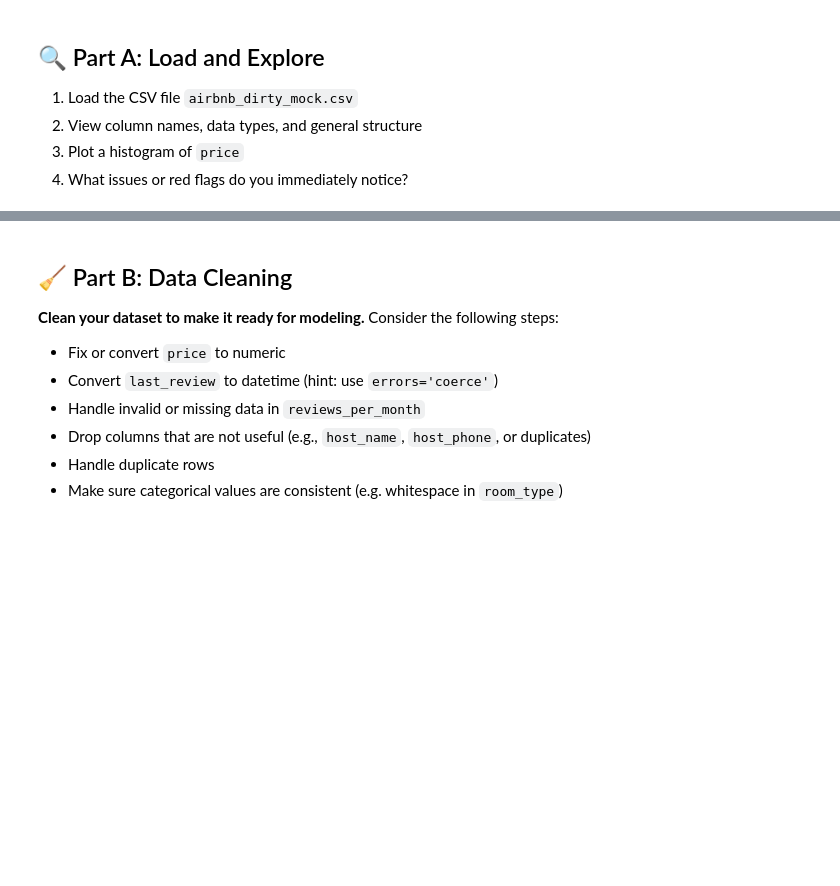
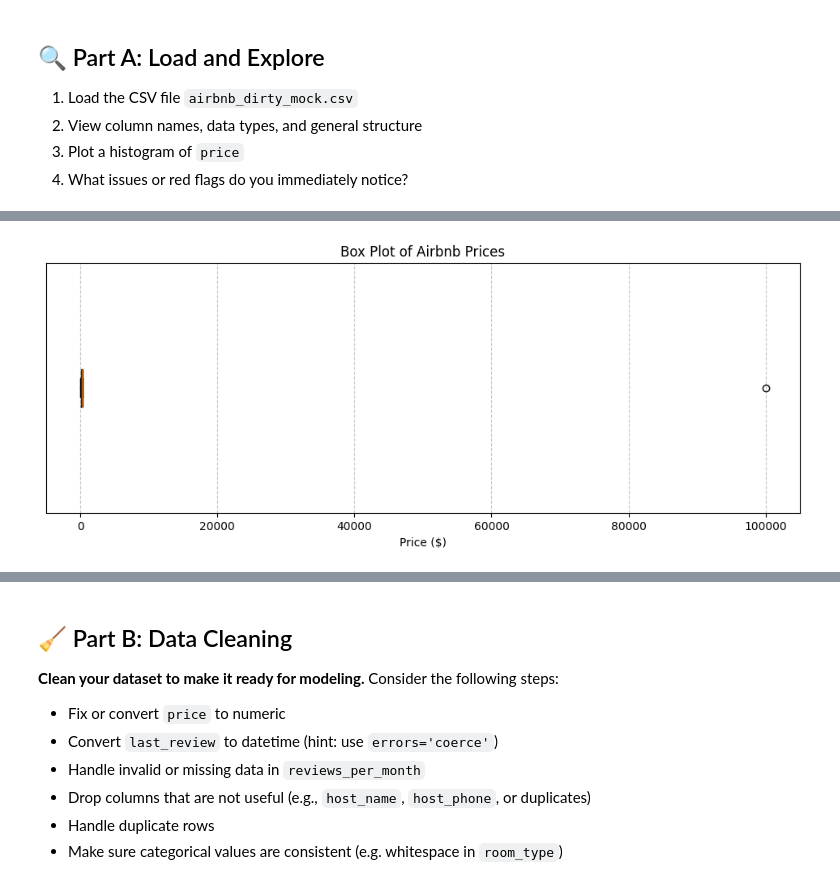
Before and after one commit to InSuperposition/data_science_container, a Jupyter notebook: notebook/exercise_2/ESU_202505_Exercise_2_Airbnb_Homework_(With_Traps).ipynb, the cells around one changed output, grey strips where cells are left out. Drawn from its saved outputs; the diff is of its cells as text; code cells hidden in the pictures; blank space fills up the shorter version.

```diff
--- a/notebook/exercise_2/ESU_202505_Exercise_2_Airbnb_Homework_(With_Traps).ipynb
+++ b/notebook/exercise_2/ESU_202505_Exercise_2_Airbnb_Homework_(With_Traps).ipynb
@@ -65,0 +88,13 @@ NumPy version: 2.3.1, Pandas version: 2.3.1
+# %%
+price_series = df['price'].str.extract(r'(\d+\.?\d*)', expand=False).astype(float).dropna()
+
+# --- Plotting a Box Plot to Visualize Outliers ---
+plt.figure(figsize=(12, 4))
+plt.boxplot(price_series, vert=False)
+plt.title('Box Plot of Airbnb Prices')
+plt.xlabel('Price ($)')
+plt.yticks([]) # Hide y-axis ticks for clarity
+plt.grid(axis='x', linestyle='--', alpha=0.7)
+plt.savefig('price_boxplot.png')
+# %% [output]
+[figure, added]
```
Also changed, not shown: parts of 18 cells of this notebook, 3 other files.
